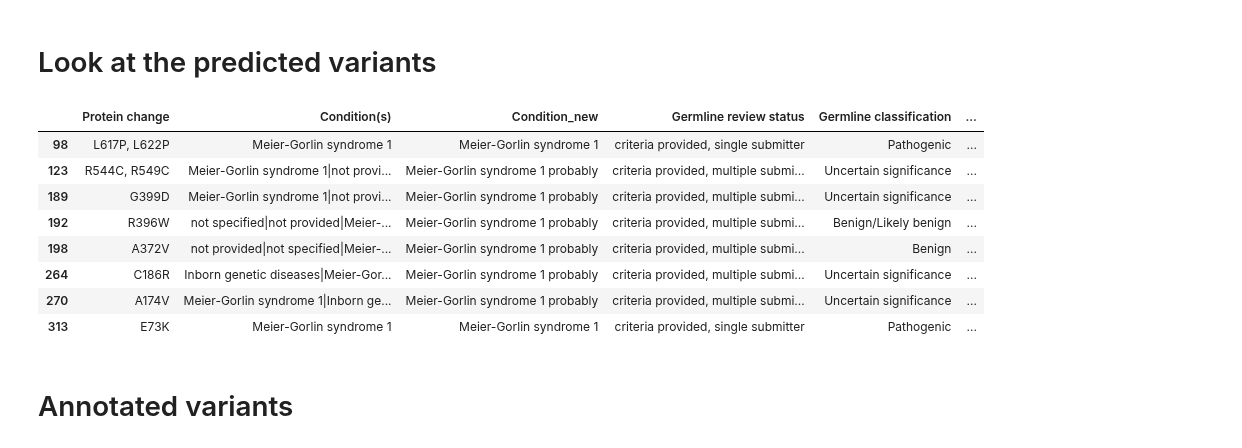
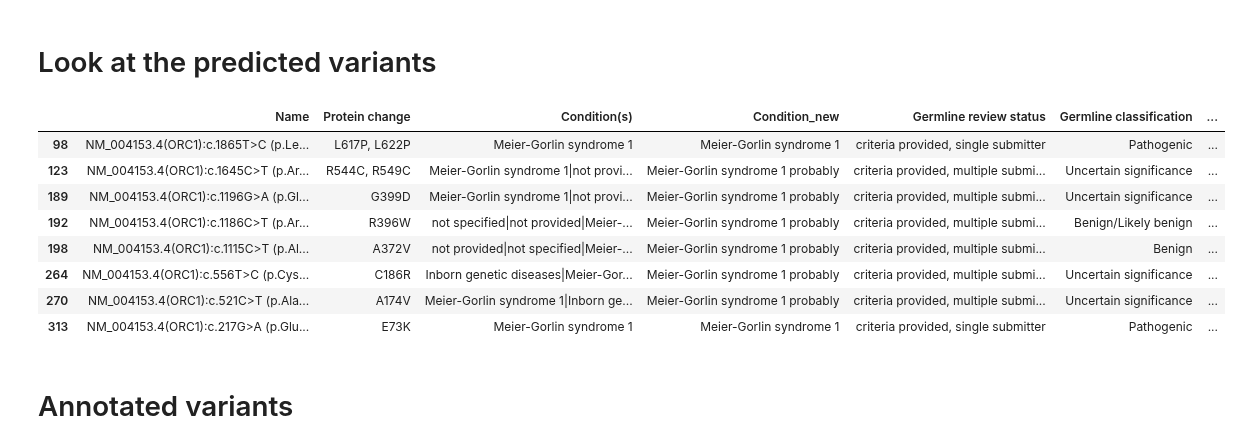
Before and after one commit to Lopatushka/ORC1, a Jupyter notebook: clinvar_analysis.ipynb, the cells around one changed output. Cells and saved outputs as stored; diff of their text form; code cells hidden in the pictures.

```diff
--- a/clinvar_analysis.ipynb
+++ b/clinvar_analysis.ipynb
@@ -56,26 +56,26 @@ Name: count, dtype: int64
 # %%
 # Prediction of top negatively affected on the LLPS and RNA binding mutations and positively affected ones.
 negative_mutations = ['A174V', 'R396W', 'A372V', 'G399D', 'R549C']
 positive_mutations = ['E73K', 'L617P', 'C186R', 'L622P']
 
 # Combine the two lists into one regex pattern
 search_pattern = '|'.join(negative_mutations + positive_mutations)
 negative_mutations_pattern = '|'.join(negative_mutations)
 
 # Make subset
-df_LLPS = df[df['Protein change'].str.contains(search_pattern, na=False, case=False)][['Protein change', 'Condition(s)', 'Condition_new', 'Germline review status', 'Germline classification']]
+df_LLPS = df[df['Protein change'].str.contains(search_pattern, na=False, case=False)][['Name','Protein change', 'Condition(s)', 'Condition_new', 'Germline review status', 'Germline classification']]
 df_LLPS['LLPS_positive'] = ~df_LLPS['Protein change'].str.contains(negative_mutations_pattern, na=False, case=False)
 df_LLPS
 # %% [output]
-|  | Protein change | Condition(s) | Condition_new | Germline review status | Germline classification | ... |
-| 98 | L617P, L622P | Meier-Gorlin syndrome 1 | Meier-Gorlin syndrome 1 | criteria provided, single submitter | Pathogenic | ... |
-| 123 | R544C, R549C | Meier-Gorlin syndrome 1|not provi... | Meier-Gorlin syndrome 1 probably | criteria provided, multiple submi... | Uncertain significance | ... |
-| 189 | G399D | Meier-Gorlin syndrome 1|not provi... | Meier-Gorlin syndrome 1 probably | criteria provided, multiple submi... | Uncertain significance | ... |
-| 192 | R396W | not specified|not provided|Meier-... | Meier-Gorlin syndrome 1 probably | criteria provided, multiple submi... | Benign/Likely benign | ... |
-| 198 | A372V | not provided|not specified|Meier-... | Meier-Gorlin syndrome 1 probably | criteria provided, multiple submi... | Benign | ... |
-| 264 | C186R | Inborn genetic diseases|Meier-Gor... | Meier-Gorlin syndrome 1 probably | criteria provided, multiple submi... | Uncertain significance | ... |
-| 270 | A174V | Meier-Gorlin syndrome 1|Inborn ge... | Meier-Gorlin syndrome 1 probably | criteria provided, multiple submi... | Uncertain significance | ... |
-| 313 | E73K | Meier-Gorlin syndrome 1 | Meier-Gorlin syndrome 1 | criteria provided, single submitter | Pathogenic | ... |
+|  | Name | Protein change | Condition(s) | Condition_new | Germline review status | Germline classification | ... |
+| 98 | NM_004153.4(ORC1):c.1865T>C (p.Le... | L617P, L622P | Meier-Gorlin syndrome 1 | Meier-Gorlin syndrome 1 | criteria provided, single submitter | Pathogenic | ... |
+| 123 | NM_004153.4(ORC1):c.1645C>T (p.Ar... | R544C, R549C | Meier-Gorlin syndrome 1|not provi... | Meier-Gorlin syndrome 1 probably | criteria provided, multiple submi... | Uncertain significance | ... |
+| 189 | NM_004153.4(ORC1):c.1196G>A (p.Gl... | G399D | Meier-Gorlin syndrome 1|not provi... | Meier-Gorlin syndrome 1 probably | criteria provided, multiple submi... | Uncertain significance | ... |
+| 192 | NM_004153.4(ORC1):c.1186C>T (p.Ar... | R396W | not specified|not provided|Meier-... | Meier-Gorlin syndrome 1 probably | criteria provided, multiple submi... | Benign/Likely benign | ... |
+| 198 | NM_004153.4(ORC1):c.1115C>T (p.Al... | A372V | not provided|not specified|Meier-... | Meier-Gorlin syndrome 1 probably | criteria provided, multiple submi... | Benign | ... |
+| 264 | NM_004153.4(ORC1):c.556T>C (p.Cys... | C186R | Inborn genetic diseases|Meier-Gor... | Meier-Gorlin syndrome 1 probably | criteria provided, multiple submi... | Uncertain significance | ... |
+| 270 | NM_004153.4(ORC1):c.521C>T (p.Ala... | A174V | Meier-Gorlin syndrome 1|Inborn ge... | Meier-Gorlin syndrome 1 probably | criteria provided, multiple submi... | Uncertain significance | ... |
+| 313 | NM_004153.4(ORC1):c.217G>A (p.Glu... | E73K | Meier-Gorlin syndrome 1 | Meier-Gorlin syndrome 1 | criteria provided, single submitter | Pathogenic | ... |
 # %% [markdown]
 # Annotated variants
 # %%
```
Also changed, not shown: parts of 20 cells of this notebook.
